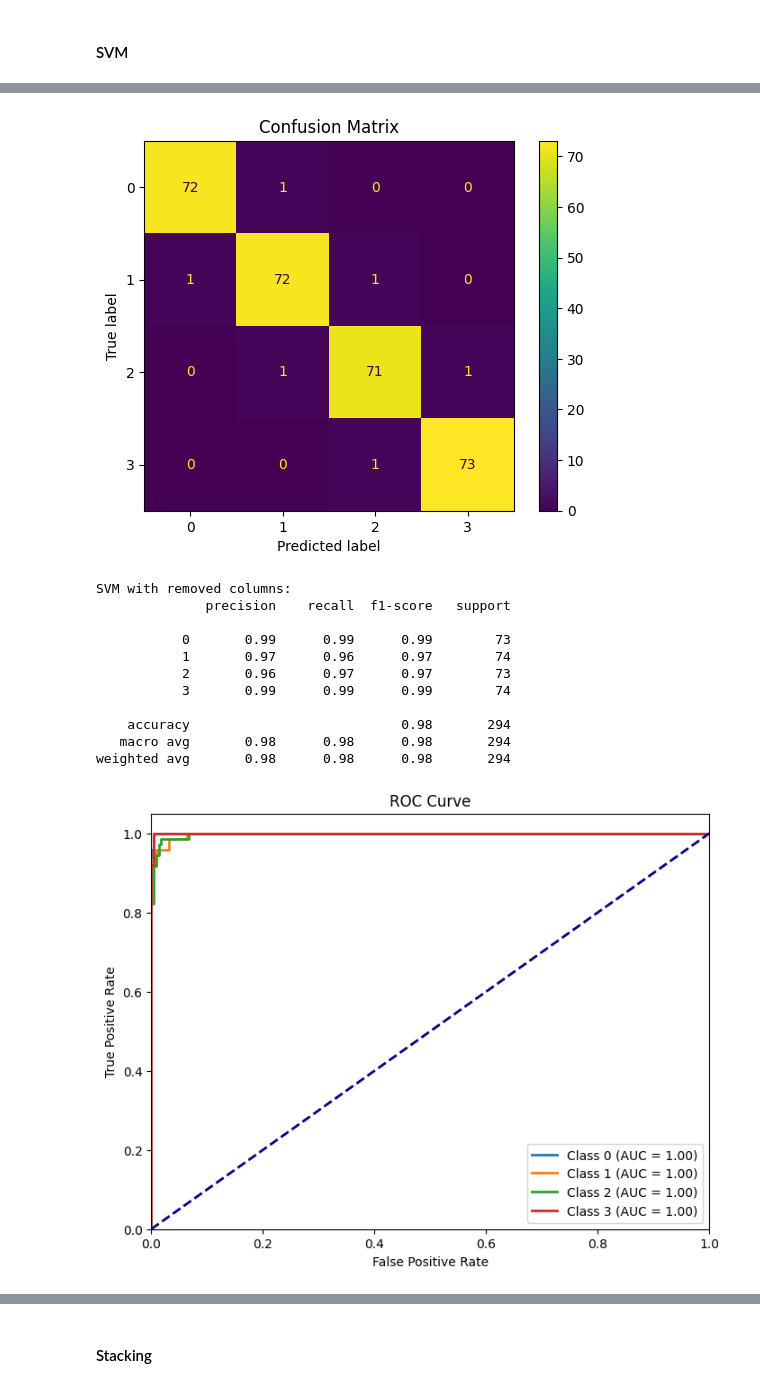
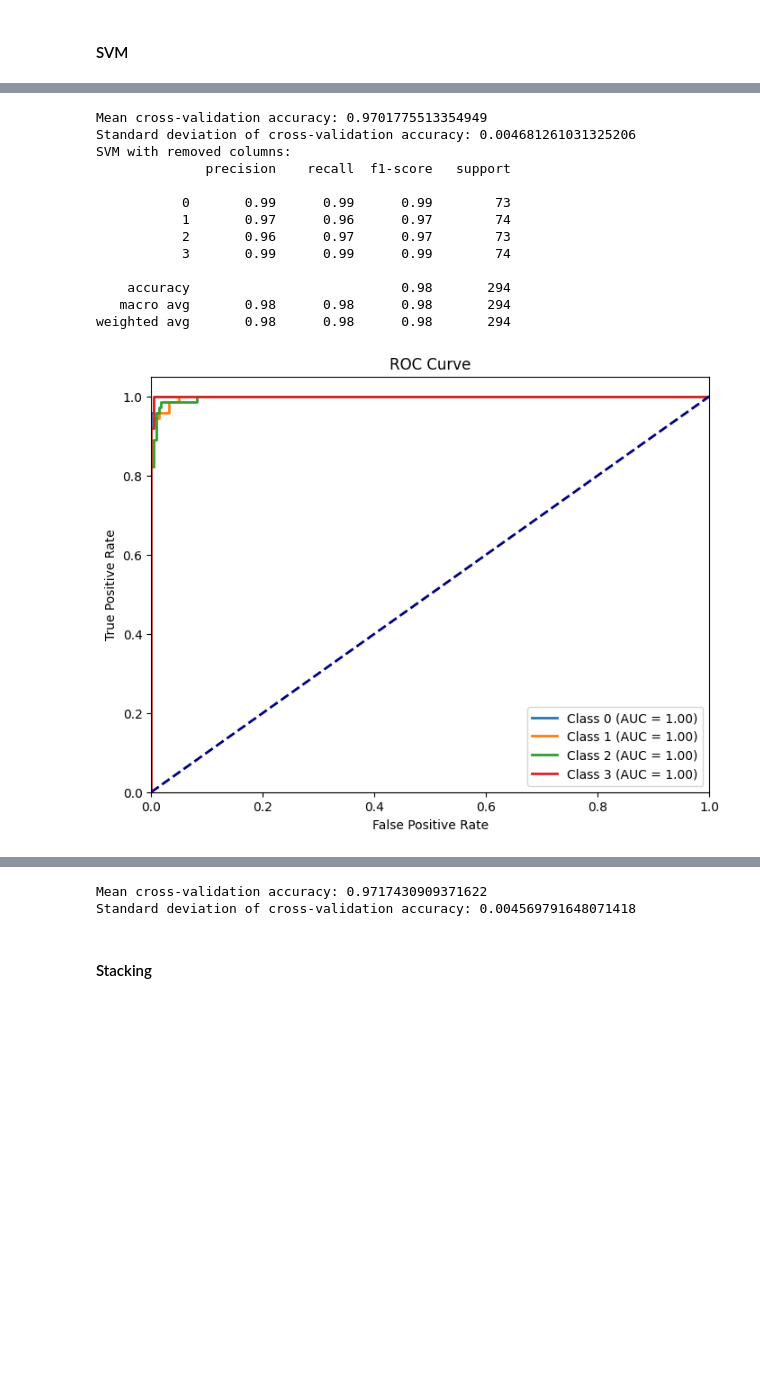
Before and after one commit to xxkaro/Phone-Prices-Classification, a Jupyter notebook: Advanced_modelling/advanced_modelling.ipynb, the cells around one changed output, grey strips where cells are left out. Saved outputs shown, nothing was run; the diff lists cells and outputs as text; code cells hidden in the pictures; blank space fills up the shorter version.

Commit message:
part of changes after validation

```diff
--- a/Advanced_modelling/advanced_modelling.ipynb
+++ b/Advanced_modelling/advanced_modelling.ipynb
@@ -673,22 +561,0 @@ score on validation set: 0.8571428571428571
-# %%
-# Define the optimizer with BayesSearchCV
-opt_dt = BayesSearchCV(
-    DecisionTreeClassifier(),
-    {
-        'max_depth': (1, 20),  # Maximum depth of the tree
-        'min_samples_split': (2, 10),  # Minimum number of samples required to split a node
-        'min_samples_leaf': (1, 10),  # Minimum number of samples required at each leaf node
-        'max_features': (1, len(X_train.columns)),  # Number of features to consider when looking for the best split
-    },
-    n_iter=10,  # Number of optimization iterations
-    cv=3
-)
-
-# Fit the optimizer to the training data
-opt_dt.fit(X_train, y_train)
-
-# Print the best validation score for Decision Tree
-print("best score on train set: %s" % opt_dt.best_score_)
-
-# Print the test score for Decision Tree
-print("score on validation set: %s" % opt_dt.score(X_val, y_val))
@@ -700,19 +561,0 @@ score on validation set: 0.8231292517006803
-# %%
-from skopt import BayesSearchCV
-from xgboost import XGBClassifier
-
-opt = BayesSearchCV(
-    XGBClassifier(),
-    {
-        'max_depth': (3, 10),  # integer valued parameter
-        'learning_rate': (0.01, 1.0, 'log-uniform'),  # continuous parameter
-        'n_estimators': (100, 1000),  # integer valued parameter
-    },
-    n_iter=10,
-    cv=3
-)
-
-opt.fit(X_train, y_train)
-
-print("best score on train set: %s" % opt.best_score_)
-print("score on validation set: %s" % opt.score(X_val, y_val))
@@ -873,35 +768,36 @@ Let's take a look at the three models that in our opinion are the best:
 # %%
 svm_final = SVC(gamma=0.5, C=1, kernel='linear', probability=True, degree=3)
 svm_final_r = SVC(gamma=0.5, C=1, kernel='linear', probability=True, degree=3)
 
 print("SVM for all columns:")
-train_and_evaluate_model_with_ROC(svm_final, X_train, X_val, y_train, y_val)
+train_and_evaluate_model_with_ROC_CV(svm_final, X_train, X_val, y_train, y_val)
 
 print("SVM with removed columns:")
-train_and_evaluate_model_with_ROC(svm_final_r, X_train_r, X_val_r, y_train, y_val)
+train_and_evaluate_model_with_ROC_CV(svm_final_r, X_train_r, X_val_r, y_train, y_val)
 # %% [output]
 SVM for all columns:
               precision    recall  f1-score   support
 
            0       0.99      0.99      0.99        73
            1       0.97      0.97      0.97        74
            2       0.97      0.97      0.97        73
            3       0.99      0.99      0.99        74
 
     accuracy                           0.98       294
    macro avg       0.98      0.98      0.98       294
 weighted avg       0.98      0.98      0.98       294
 [figure]
+Mean cross-validation accuracy: 0.9701775513354949
+Standard deviation of cross-validation accuracy: 0.004681261031325206
+SVM with removed columns:
+              precision    recall  f1-score   support
+
+           0       0.99      0.99      0.99        73
+           1       0.97      0.96      0.97        74
+           2       0.96      0.97      0.97        73
+           3       0.99      0.99      0.99        74
+
+    accuracy                           0.98       294
+   macro avg       0.98      0.98      0.98       294
+weighted avg       0.98      0.98      0.98       294
-[figure, old version]
+[figure, new version]
-SVM with removed columns:
-              precision    recall  f1-score   support
-
-           0       0.99      0.99      0.99        73
-           1       0.97      0.96      0.97        74
-           2       0.96      0.97      0.97        73
-           3       0.99      0.99      0.99        74
-
-    accuracy                           0.98       294
-   macro avg       0.98      0.98      0.98       294
-weighted avg       0.98      0.98      0.98       294
-[figure, removed]
@@ -909,3 +804,5 @@ weighted avg       0.98      0.98      0.98       294
+Mean cross-validation accuracy: 0.9717430909371622
+Standard deviation of cross-validation accuracy: 0.004569791648071418
 # %% [markdown]
 #### Stacking
 # %%
```
Also changed, not shown: parts of 27 cells of this notebook.
